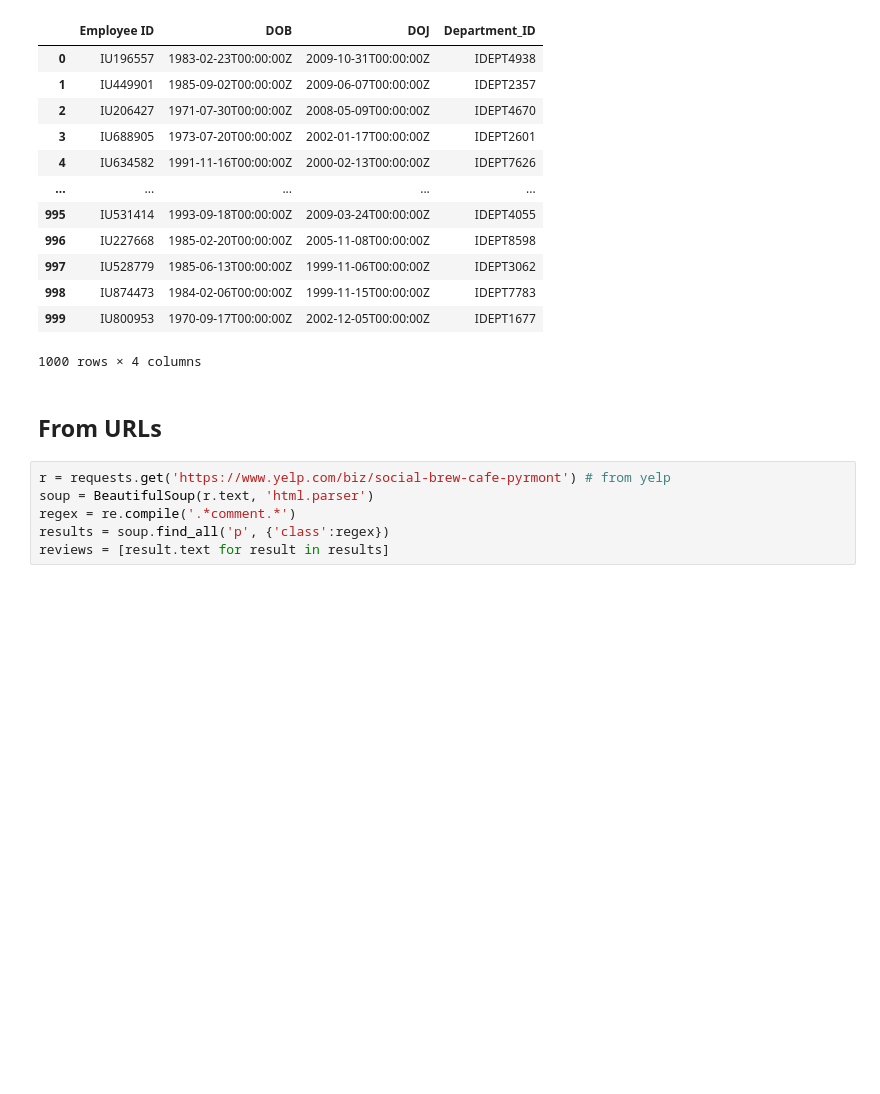
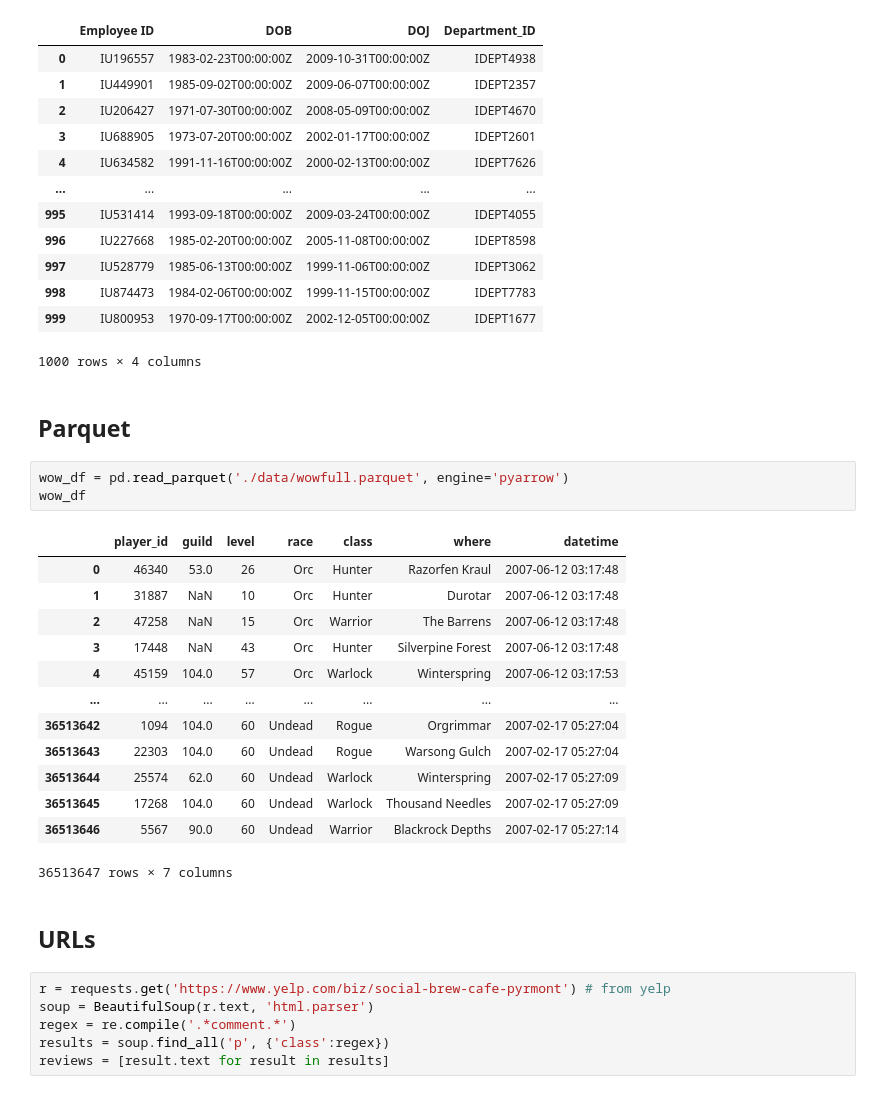
Before and after one commit to aghoshpro/myProjects, a Jupyter notebook: env_docker/notebooks/checkFirst.ipynb, the cells around one changed output. Saved outputs shown, nothing was run; the diff lists cells and outputs as text; blank space fills up the shorter version.

```diff
--- a/env_docker/notebooks/checkFirst.ipynb
+++ b/env_docker/notebooks/checkFirst.ipynb
@@ -254,8 +375,27 @@ dfEmp
 | 998 | IU874473 | 1984-02-06T00:00:00Z | 1999-11-15T00:00:00Z | IDEPT7783 |
 | 999 | IU800953 | 1970-09-17T00:00:00Z | 2002-12-05T00:00:00Z | IDEPT1677 |
 1000 rows × 4 columns
+# %% [markdown]
+## Parquet
+# %%
+wow_df = pd.read_parquet('./data/wowfull.parquet', engine='pyarrow')
+wow_df
+# %% [output]
+|  | player_id | guild | level | race | class | where | datetime |
+| 0 | 46340 | 53.0 | 26 | Orc | Hunter | Razorfen Kraul | 2007-06-12 03:17:48 |
+| 1 | 31887 | NaN | 10 | Orc | Hunter | Durotar | 2007-06-12 03:17:48 |
+| 2 | 47258 | NaN | 15 | Orc | Warrior | The Barrens | 2007-06-12 03:17:48 |
+| 3 | 17448 | NaN | 43 | Orc | Hunter | Silverpine Forest | 2007-06-12 03:17:48 |
+| 4 | 45159 | 104.0 | 57 | Orc | Warlock | Winterspring | 2007-06-12 03:17:53 |
+| ... | ... | ... | ... | ... | ... | ... | ... |
+| 36513642 | 1094 | 104.0 | 60 | Undead | Rogue | Orgrimmar | 2007-02-17 05:27:04 |
+| 36513643 | 22303 | 104.0 | 60 | Undead | Rogue | Warsong Gulch | 2007-02-17 05:27:04 |
+| 36513644 | 25574 | 62.0 | 60 | Undead | Warlock | Winterspring | 2007-02-17 05:27:09 |
+| 36513645 | 17268 | 104.0 | 60 | Undead | Warlock | Thousand Needles | 2007-02-17 05:27:09 |
+| 36513646 | 5567 | 90.0 | 60 | Undead | Warrior | Blackrock Depths | 2007-02-17 05:27:14 |
+36513647 rows × 7 columns
 # %% [markdown]
-## From URLs
+## URLs
 # %%
 r = requests.get('https://www.yelp.com/biz/social-brew-cafe-pyrmont') # from yelp
 soup = BeautifulSoup(r.text, 'html.parser')
```
Also changed, not shown: parts of 25 cells of this notebook, 2 other files.
